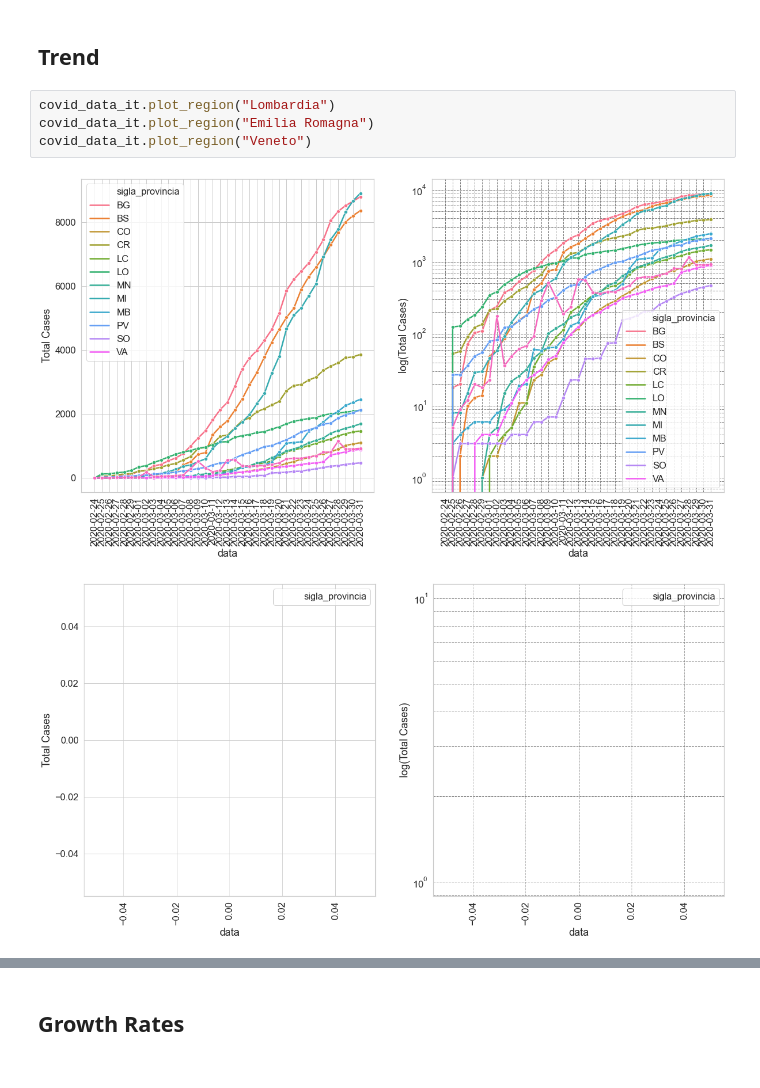
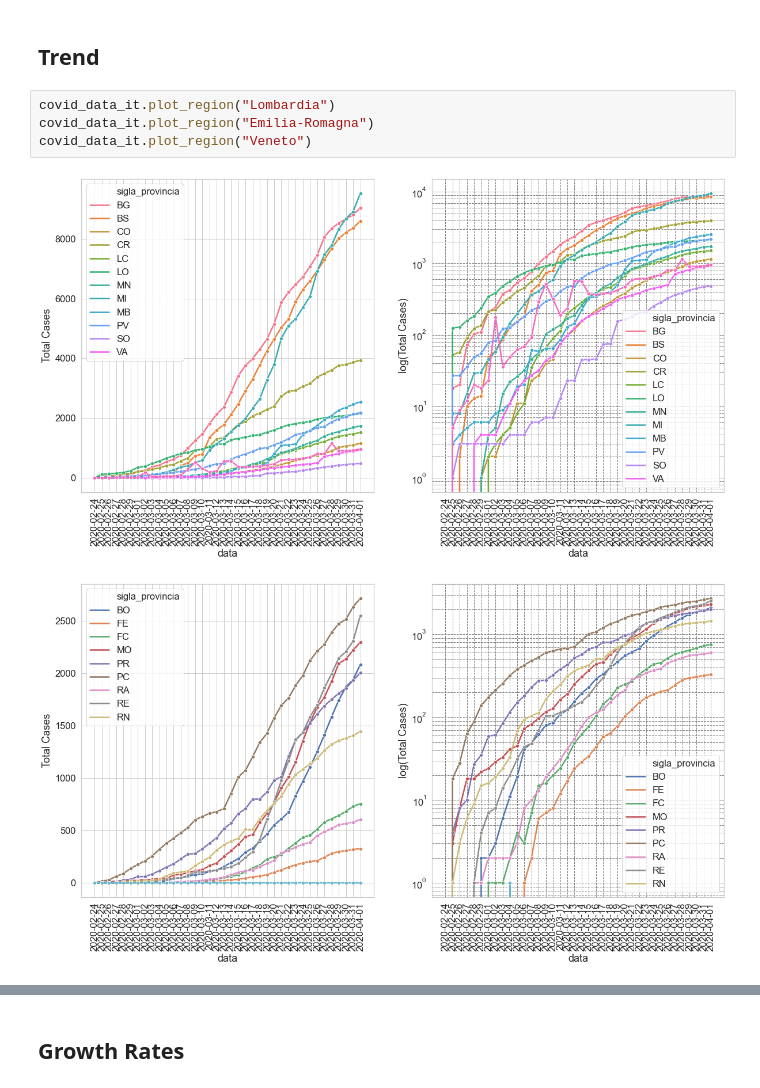
Before and after one commit to paxelito/covid-19-italy, a Jupyter notebook: notebooks/COVID_clear_L_ER_V.ipynb, the cells around one changed output, grey strips where cells are left out. Drawn from its saved outputs; the diff is of its cells as text.

```diff
--- a/notebooks/COVID_clear_L_ER_V.ipynb
+++ b/notebooks/COVID_clear_L_ER_V.ipynb
@@ -97,8 +103,8 @@ covid_data_it.growth_rates(areas=REGIONS,
 ## Trend
 # %%
 covid_data_it.plot_region("Lombardia")
-covid_data_it.plot_region("Emilia Romagna")
+covid_data_it.plot_region("Emilia-Romagna")
 covid_data_it.plot_region("Veneto")
 # %% [output]
-[figure, old version]
+[figure, new version]
-[figure, old version]
+[figure, new version]
```
Also changed, not shown: parts of 5 cells of this notebook.
